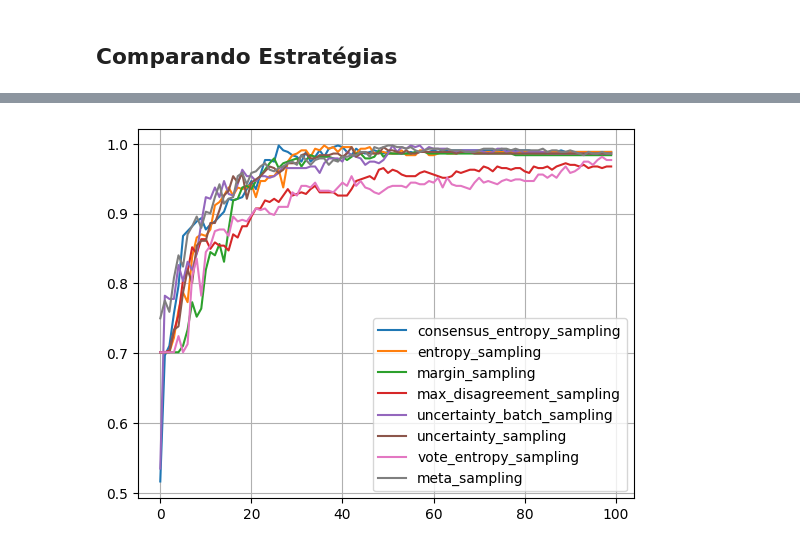
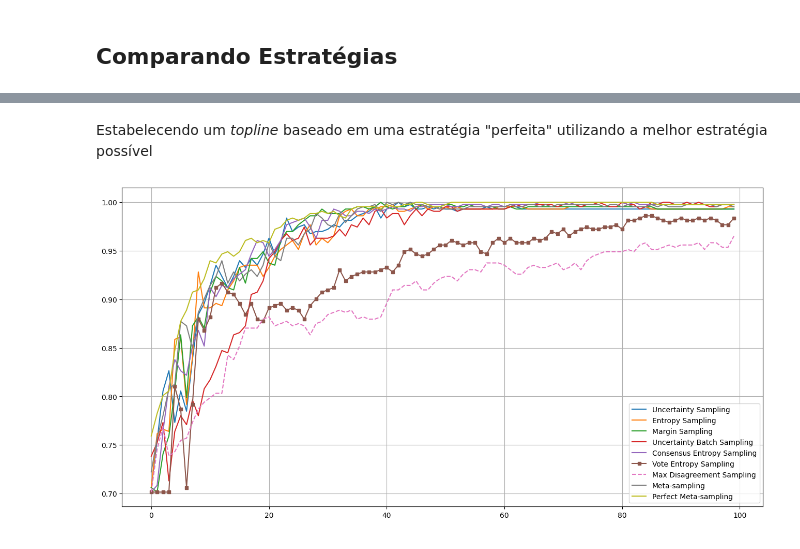
Before and after one commit to gscnogueira/meta-active-learning, a Jupyter notebook: notebooks/experiments/meta_strategy.ipynb, the cells around one changed output, grey strips where cells are left out. Drawn from its saved outputs; the diff is of its cells as text; code cells hidden in the pictures.

```diff
--- a/notebooks/experiments/meta_strategy.ipynb
+++ b/notebooks/experiments/meta_strategy.ipynb
@@ -208,9 +238,24 @@ for strategy, data in test_metrics.groupby('query-strategy'):
+# %%
+with warnings.catch_warnings():
+    warnings.simplefilter('ignore', category= UserWarning)
+    scores_meta_sampling = exp.run(estimator=SVC(probability=True),
+                                   query_strategy=meta_sampling,
+                                   committee_size=COMMITTEE_SIZE,
+                                   batch_size=BATCH_SIZE)
 # %%
-metrics_dict['meta_sampling'] = scores_meta_sampling
+metrics_dict['Meta-sampling'] = scores_meta_sampling
+# %% [markdown]
+Estabelecendo um *topline* baseado em uma estratégia "perfeita" utilizando a melhor estratégia possível
+# %%
+metrics_dict['Perfect Meta-sampling'] = exp.run_topline(estimator=SVC(probability=True),
+                                                        query_strategies=query_strategies.values(),
+                                                        batch_size=BATCH_SIZE,
+                                                        committee_size=COMMITTEE_SIZE,
+                                                        n_queries=100)
 # %%
-styles = ['.-', '*-', 'v-', 'h-', '^-', 's-', 'x-', 'd-']
+styles = ['-']*5 + ['s-', '--']
 # %%
-ax = pd.DataFrame(metrics_dict).plot(grid=True, markersize=5)
+ax = pd.DataFrame(metrics_dict).plot(grid=True, markersize=5,style=styles,  figsize=(16,8))
 # %% [output]
-[figure, old version]
+[figure, new version]
 # %%
```
Also changed, not shown: parts of 18 cells of this notebook, 2 other files.
